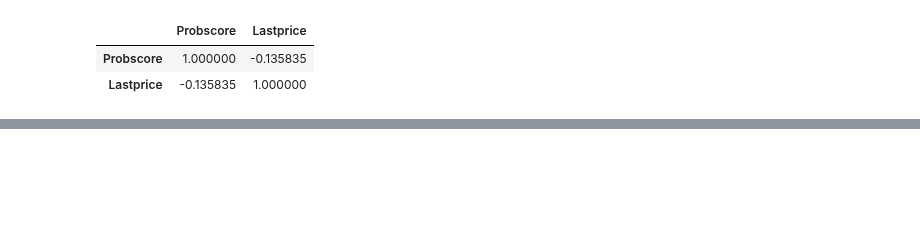
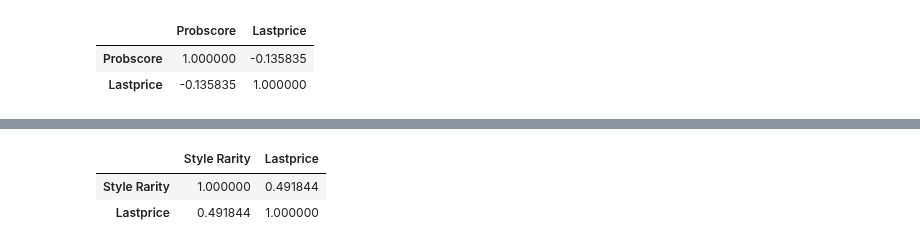
Before and after one commit to ymyke/niftylytics, a Jupyter notebook: meridians.ipynb, the cells around one changed output, grey strips where cells are left out. Saved outputs shown, nothing was run; the diff lists cells and outputs as text; code cells hidden in the pictures; blank space fills up the shorter version.

Commit message:
Update with stats around Style Rarity

```diff
--- a/meridians.ipynb
+++ b/meridians.ipynb
@@ -164,0 +169,6 @@ df[["Probscore", "Lastprice"]].corr()
+# %%
+df["Style Rarity"] = 1 / df["Style"].map(df["Style"].value_counts(normalize=True))
+fig = px.scatter(df, x="Style Rarity", y="Lastprice")
+fig.show()
+df[["Style Rarity", "Lastprice"]].corr()
+# %% [output]
@@ -164,0 +176,3 @@ df[["Probscore", "Lastprice"]].corr()
+|  | Style Rarity | Lastprice |
+| Style Rarity | 1.000000 | 0.491844 |
+| Lastprice | 0.491844 | 1.000000 |
```
Also changed, not shown: parts of 6 cells of this notebook.
